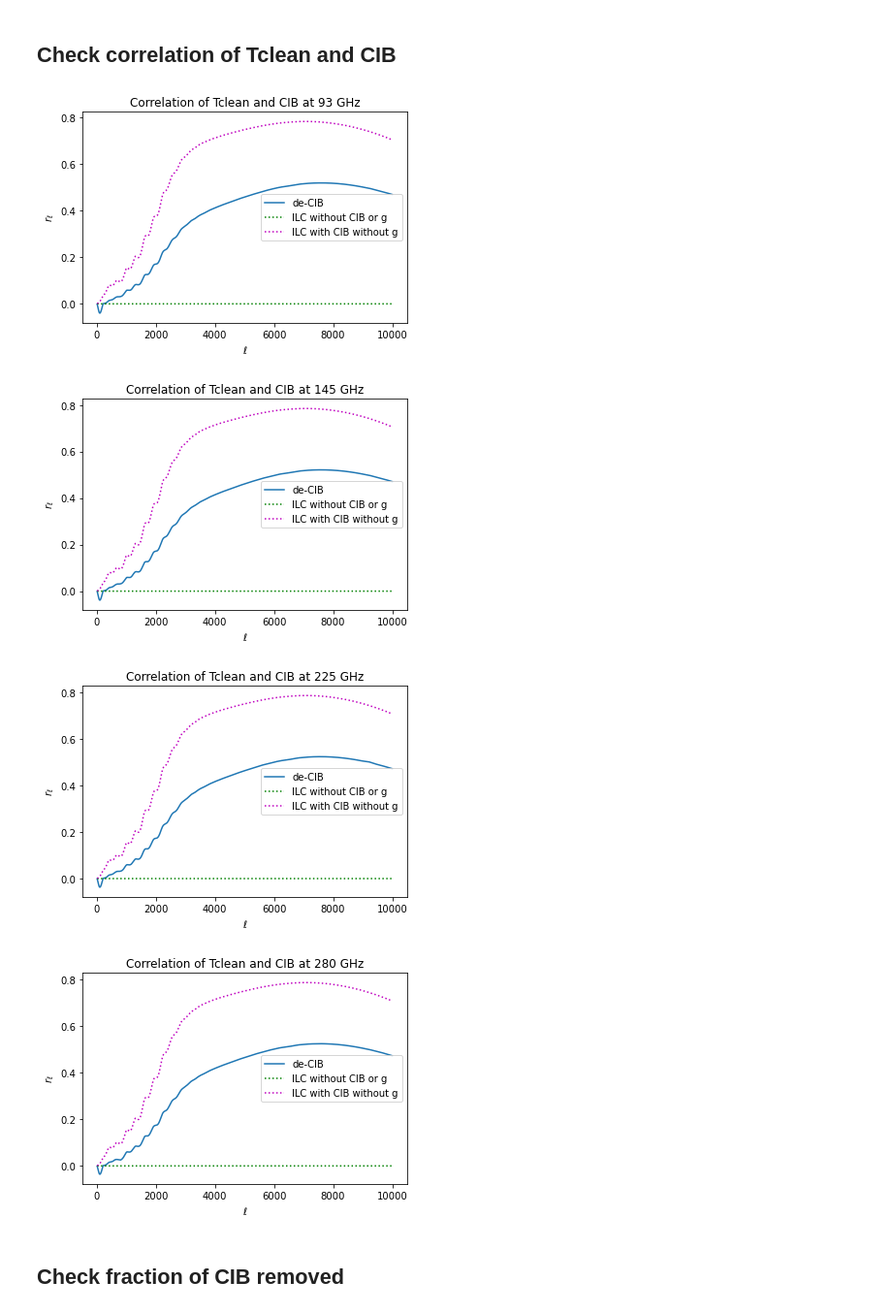
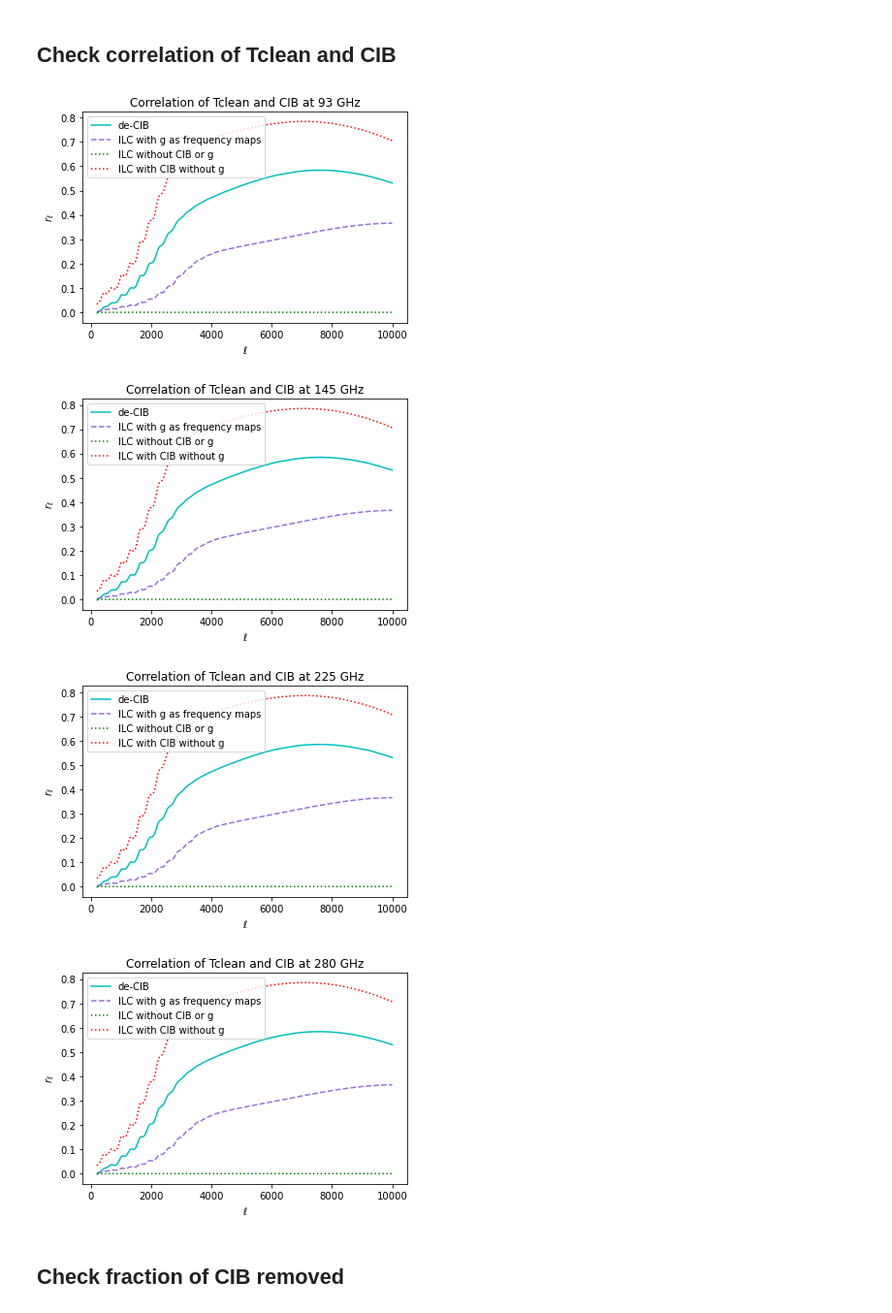
Before and after one commit to olakusiak/deCIBing, a Jupyter notebook: deCIB.ipynb, the cells around one changed output. Shown at 97% size. Saved outputs shown, nothing was run; the diff lists cells and outputs as text; code cells hidden in the pictures.

```diff
--- a/deCIB.ipynb
+++ b/deCIB.ipynb
@@ -450,11 +591,12 @@ class de_CIB():
 ellmax = 10000
 ells = np.arange(ellmax+1)
 base_dir = 'websky_11-18'
+# base_dir = 'websky_best-fit_HOD_11-23'
 freqs = [27, 39, 93, 145, 225, 280]
 freqs = [93, 145, 225, 280]
 comps = ['CMB', 'tSZ', 'kSZ', 'CIB', 'noise']
-# comps = ['tSZ', 'kSZ', 'CIB', 'noise']
-gg_shot_noise = 1.81e-7 #orig
+comps = ['CMB', 'kSZ', 'CIB', 'noise']
+gg_shot_noise = [1.74e-7, 2.44e-7, 3.47e-7] #blue, green, red
 
 #uncomment below and add noise parameter for 1 uK arcmin noise
 noise_cl = np.zeros((len(freqs), ellmax+1))
@@ -489,9 +631,13 @@ spectra1.get_cls(plot=True)
 deltal = 10
 m1 = de_CIB(spectra1, deltal)
 m1.auto_spectrum(plot=True)
+m2 = g_freq_maps(spectra1, deltal)
+m2.ILC_auto_spectrum(plot=True)
 m3 = ILC_no_CIB_no_g(spectra1, deltal)
 m3.ILC_auto_spectrum(plot=True)
 m4 = ILC_no_g(spectra1, deltal)
 m4.ILC_auto_spectrum(plot=True)
+m5 = standard_ILC_no_deproj(spectra1, deltal)
+m5.ILC_auto_spectrum(plot=True)
 # %% [output]
 [figure]
@@ -502,13 +650,19 @@ array([       nan,        nan,        nan, ..., 0.00011183, 0.00011184,
 # %% [markdown]
 ## Compare ILC Map Auto-Spectra from de-CIBing, g as a temperature map, and ILC without CIB or g, and ILC with CIB without g
 # %%
-start = 10
+start = 200
 stop = 10000
+m1_color, m1_linestyle = 'c', 'solid'
+m2_color, m2_linestyle = 'mediumpurple', 'dashed'
+m3_color, m3_linestyle = 'g', 'dotted'
+m4_color, m4_linestyle = 'r', 'dotted'
+
 
 plt.clf()
-plt.plot(ells[start:stop], (ells*(ells+1)*m3.Clyy/(2*np.pi))[start:stop], label='ILC without CIB or g', linestyle='dashed', color='g')
-plt.plot(ells[start:stop], (ells*(ells+1)*m4.Clyy/(2*np.pi))[start:stop], label='ILC with CIB without g', linestyle='dotted', color='k')
-plt.plot(ells[start:stop], (ells*(ells+1)*m1.Clyy/(2*np.pi))[start:stop], label='de-CIB', linestyle='dashed', color='c')
+plt.plot(ells[start:stop], (ells*(ells+1)*m1.Clyy/(2*np.pi))[start:stop], label='de-CIB', linestyle=m1_linestyle, color=m1_color)
+plt.plot(ells[start:stop], (ells*(ells+1)*m2.Clyy/(2*np.pi))[start:stop], label='ILC with g as freq maps', linestyle=m2_linestyle, color=m2_color)
+plt.plot(ells[start:stop], (ells*(ells+1)*m3.Clyy/(2*np.pi))[start:stop], label='ILC without CIB or g', linestyle=m3_linestyle, color=m3_color)
+plt.plot(ells[start:stop], (ells*(ells+1)*m4.Clyy/(2*np.pi))[start:stop], label='ILC with CIB without g', linestyle=m4_linestyle, color=m4_color)
 kSZ = spectra1.all_spectra[comps.index('kSZ')][0][comps.index('kSZ')][0]
 # noise = spectra1.all_spectra[comps.index('noise')][3][comps.index('noise')][3]
 # plt.plot(ells[start:stop], (ells*(ells+1)*(kSZ+noise)/(2*np.pi))[start:stop], label='kSZ+noise')
@@ -529,14 +683,16 @@ cib_idx = spectra1.comps.index('CIB')
 for i in range(len(spectra1.freqs)):
     Clgg = np.einsum('al,bl,abl->l', m1.c[i], m1.c[i], m1.Clgg)
     ILC_g_corr_method1 = (np.einsum('jl,al,jal->l', m1.w,m1.c[i],spectra1.Clig) - np.einsum('jl,jl,jal,bl,abl->l', m1.w, m1.f, m1.c, m1.c[i], m1.Clgg) )/np.sqrt(m1.Clyy*Clgg)
+    ILC_g_corr_method2 = np.einsum('jl,al,jal->l', m2.w, m1.c[i], np.concatenate((spectra1.Clig, spectra1.Clgg))) / np.sqrt(m2.Clyy*Clgg)
     comp_nocib_cross_g_spectra = np.delete(np.copy(spectra1.comp_cross_g_spectra), (cib_idx), axis=0)
     Clig_no_cib = np.einsum('aibl->ibl', comp_nocib_cross_g_spectra) #index as Clig[i][l]
     ILC_g_corr_method3 = np.einsum('il,al,ial->l', m3.w, m1.c[i], Clig_no_cib) / np.sqrt(m3.Clyy*Clgg)
     ILC_g_corr_method4 = np.einsum('il,al,ial->l', m4.w, m1.c[i], spectra1.Clig) / np.sqrt(m4.Clyy*Clgg)
     plt.clf()
-    plt.plot(ells[start:], ILC_g_corr_method1[start:], label='de-CIB')
-    plt.plot(ells[start:], ILC_g_corr_method3[start:], label='ILC without CIB or g', linestyle='dashed')
-    plt.plot(ells[start:], ILC_g_corr_method4[start:], label='ILC with CIB without g', linestyle='dashed', color='m')
+    plt.plot(ells[start:], ILC_g_corr_method1[start:], label='de-CIB', linestyle=m1_linestyle, color=m1_color)
+    plt.plot(ells[start:], ILC_g_corr_method2[start:], label='g as frequency maps', linestyle=m2_linestyle, color=m2_color)
+    plt.plot(ells[start:], ILC_g_corr_method3[start:], label='ILC without CIB or g', linestyle=m3_linestyle, color=m3_color)
+    plt.plot(ells[start:], ILC_g_corr_method4[start:], label='ILC with CIB without g', linestyle=m4_linestyle, color=m4_color)
 
     plt.xlabel(r'$\ell$')
     plt.ylabel(r'$r_{\ell}$')
@@ -555,41 +711,43 @@ comp_cross_cib_spectra = np.zeros((len(spectra1.comps), len(spectra1.freqs), spe
 
 cib_idx = spectra1.comps.index('CIB')
 
 #index as comp_cross_cib_spectra[i][j] for cross-spectrum of CIB_i and T_j
 comp_cross_cib_spectra = np.einsum('ibjl->ijl', spectra1.all_spectra[cib_idx])
 
 #index as cib_cross_g_spectrum[i][b] for cross-spectrum CIB_i and g_b
 cib_cross_g_spectrum = spectra1.comp_cross_g_spectra[cib_idx]
 
 #for Method 3 (ILC with no CIB or g)
 compnocib_cross_cib_spectra = np.delete(np.copy(spectra1.all_spectra), (cib_idx), axis=2)
 compnocib_cross_cib_spectra = np.einsum('ibjl->ijl', compnocib_cross_cib_spectra[cib_idx])
 
 
 for i,freq1 in enumerate(spectra1.freqs):
     Cl_i_cib = comp_cross_cib_spectra[i]
     Cl_g_cib = cib_cross_g_spectrum[i]
     Cl_inocib_cib = compnocib_cross_cib_spectra[i]
 
     ILC_CIB_corr_method1 = (np.einsum('jl,jl->l', m1.w, comp_cross_cib_spectra[i]) - np.einsum('jl,jl,jal,al->l', m1.w,m1.f,m1.c,cib_cross_g_spectrum[i])) / np.sqrt(m1.Clyy*spectra1.all_spectra[cib_idx][i][cib_idx][i])
+    ILC_CIB_corr_method2 = np.einsum('jl,jl->l', m2.w, np.concatenate((comp_cross_cib_spectra[i], cib_cross_g_spectrum[i]))) / np.sqrt(m2.Clyy*spectra1.all_spectra[cib_idx][i][cib_idx][i])
     ILC_CIB_corr_method3 = np.einsum('il,il->l', m3.w,Cl_inocib_cib) / np.sqrt(m3.Clyy * spectra1.all_spectra[cib_idx][i][cib_idx][i])
     ILC_CIB_corr_method4 = np.einsum('il,il->l', m4.w,Cl_i_cib) / np.sqrt(m4.Clyy * spectra1.all_spectra[cib_idx][i][cib_idx][i])
 
-    start = 10
+    start = 200
     plt.clf()
-    plt.plot(ells[start:], ILC_CIB_corr_method1[start:], label=f'de-CIB')
-    plt.plot(ells[start:], ILC_CIB_corr_method3[start:], label=f'ILC without CIB or g', linestyle='dotted', color='green')
-    plt.plot(ells[start:], ILC_CIB_corr_method4[start:], label=f'ILC with CIB without g', linestyle='dotted', color='m')
+    plt.plot(ells[start:], ILC_CIB_corr_method1[start:], label=f'de-CIB', linestyle=m1_linestyle, color=m1_color)
+    plt.plot(ells[start:], ILC_CIB_corr_method2[start:], label=f'ILC with g as frequency maps', linestyle=m2_linestyle, color=m2_color)
+    plt.plot(ells[start:], ILC_CIB_corr_method3[start:], label=f'ILC without CIB or g', linestyle=m3_linestyle, color=m3_color)
+    plt.plot(ells[start:], ILC_CIB_corr_method4[start:], label=f'ILC with CIB without g', linestyle=m4_linestyle, color=m4_color)
     plt.xlabel(r'$\ell$')
     plt.ylabel(r'$r_{\ell}$')
     plt.title(f'Correlation of Tclean and CIB at {freq1} GHz')
     plt.legend()
     plt.show()
 # %% [output]
-[figure, old version]
+[figure, new version]
-[figure, old version]
+[figure, new version]
-[figure, old version]
+[figure, new version]
-[figure, old version]
+[figure, new version]
 # %% [markdown]
 ## Check fraction of CIB removed
 # %%
```
Also changed, not shown: parts of 19 cells of this notebook, 1 other file.
